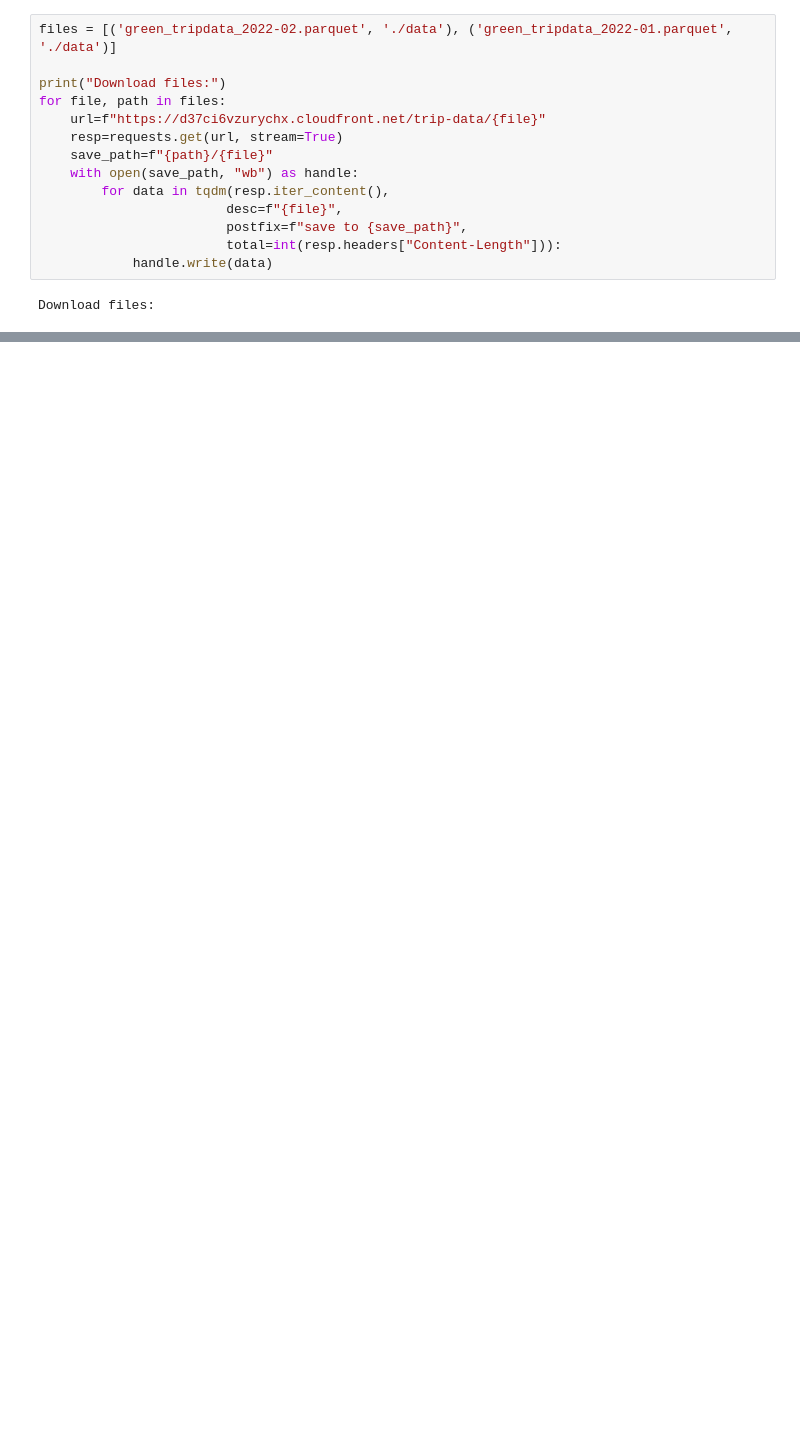
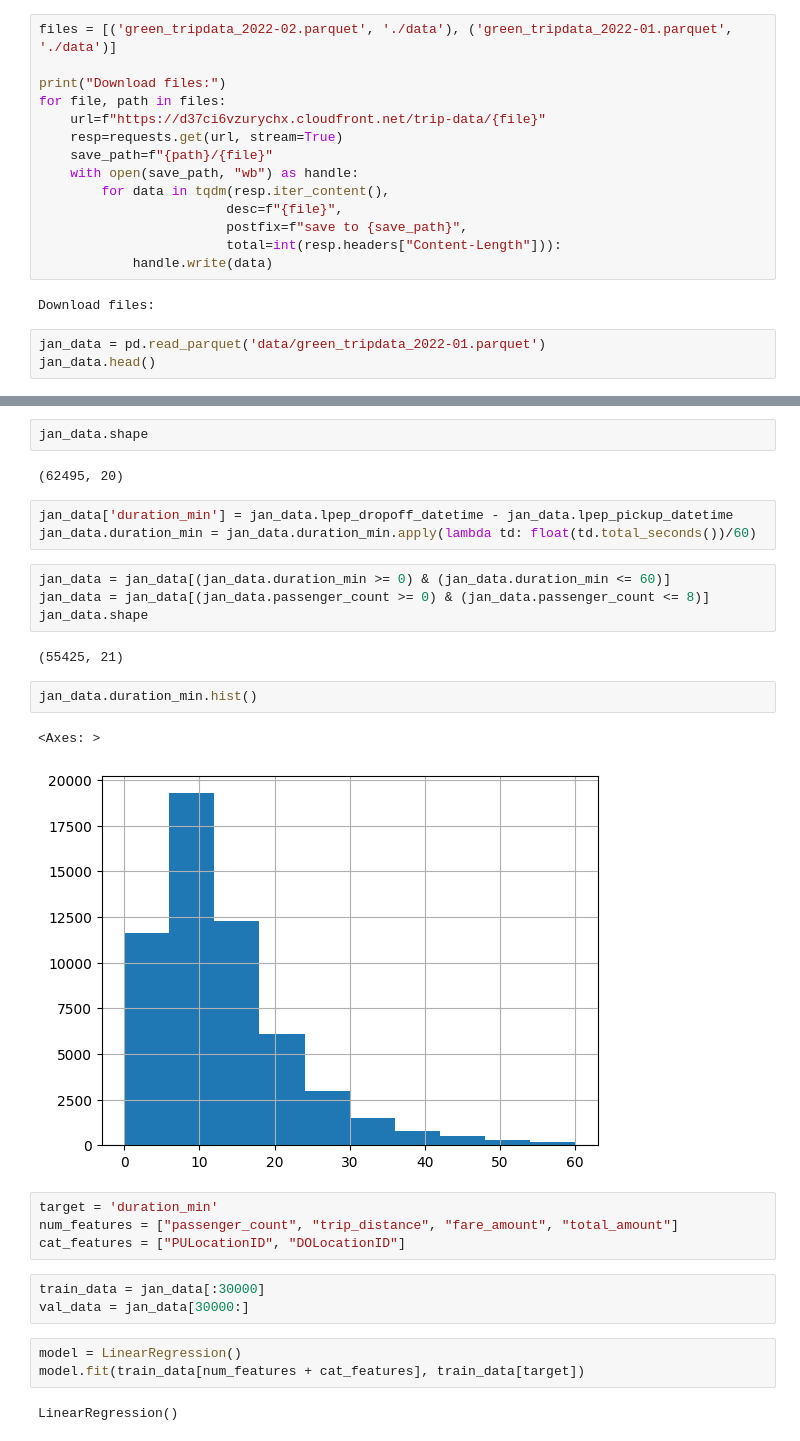
Before and after one commit to neiths/mlops-things, a Jupyter notebook: monitoring/baseline_model_nyx_taxi_data.ipynb, the cells around one changed output, grey strips where cells are left out. Drawn from its saved outputs; the diff is of its cells as text; blank space fills up the shorter version.

Commit message:
add some EDA, and linear regression model

```diff
--- a/monitoring/baseline_model_nyx_taxi_data.ipynb
+++ b/monitoring/baseline_model_nyx_taxi_data.ipynb
@@ -27,3 +27,6 @@ for file, path in files:
             handle.write(data)
 # %% [output]
 Download files:
+# %%
+jan_data = pd.read_parquet('data/green_tripdata_2022-01.parquet')
+jan_data.head()
@@ -29,0 +52,30 @@ Download files:
+# %%
+jan_data.shape
+# %% [output]
+(62495, 20)
+# %%
+jan_data['duration_min'] = jan_data.lpep_dropoff_datetime - jan_data.lpep_pickup_datetime
+jan_data.duration_min = jan_data.duration_min.apply(lambda td: float(td.total_seconds())/60)
+# %%
+jan_data = jan_data[(jan_data.duration_min >= 0) & (jan_data.duration_min <= 60)]
+jan_data = jan_data[(jan_data.passenger_count >= 0) & (jan_data.passenger_count <= 8)]
+jan_data.shape
+# %% [output]
+(55425, 21)
+# %%
+jan_data.duration_min.hist()
+# %% [output]
+<Axes: >
+[figure, added]
+# %%
+target = 'duration_min'
+num_features = ["passenger_count", "trip_distance", "fare_amount", "total_amount"]
+cat_features = ["PULocationID", "DOLocationID"]
+# %%
+train_data = jan_data[:30000]
+val_data = jan_data[30000:]
+# %%
+model = LinearRegression()
+model.fit(train_data[num_features + cat_features], train_data[target])
+# %% [output]
+LinearRegression()
```
Also changed, not shown: parts of 10 cells of this notebook.
